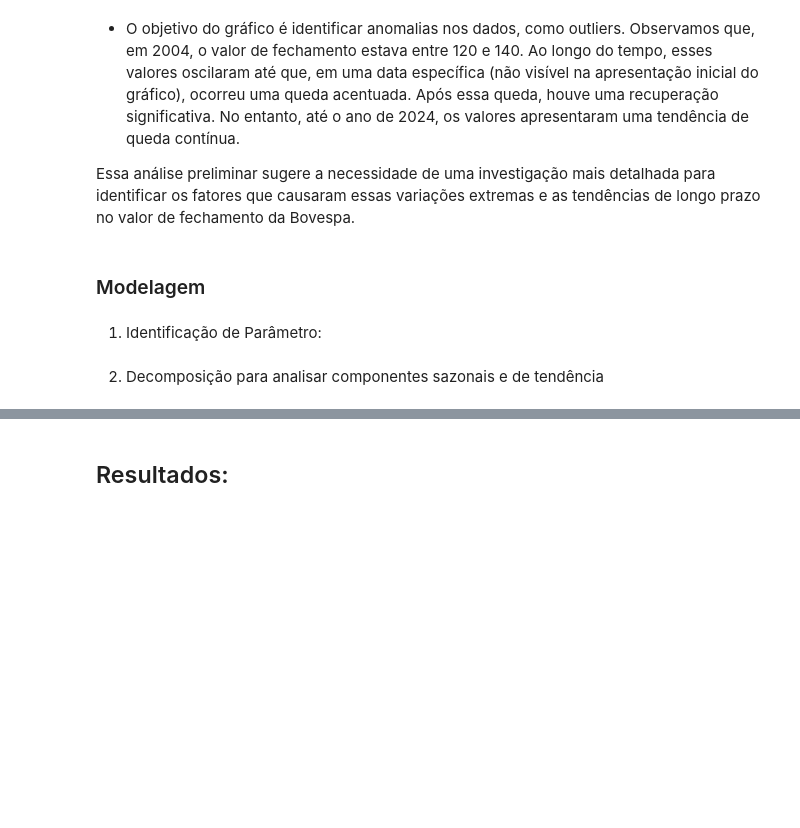
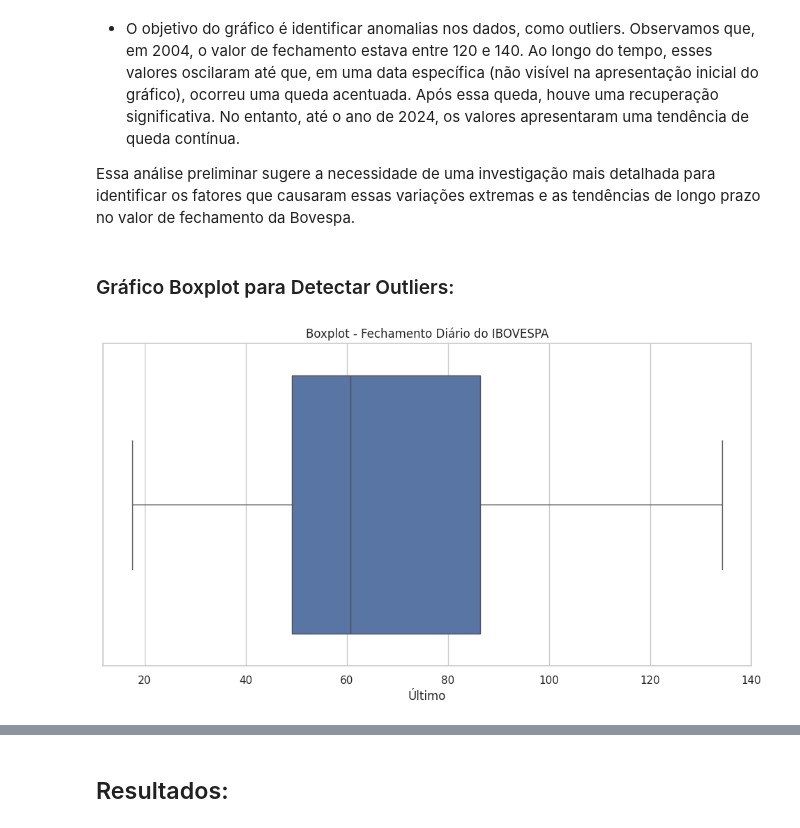
Before and after one commit to Tamireees/Tech_Challenge_Fase02, a Jupyter notebook: Tech_Challenge_Fase02.ipynb, the cells around one changed output, grey strips where cells are left out. Drawn from its saved outputs; the diff is of its cells as text; code cells hidden in the pictures; blank space fills up the shorter version.

```diff
--- a/Tech_Challenge_Fase02.ipynb
+++ b/Tech_Challenge_Fase02.ipynb
@@ -162,9 +160,5 @@ plt.show()
 * O objetivo do gráfico é identificar anomalias nos dados, como outliers. Observamos que, em 2004, o valor de fechamento estava entre 120 e 140. Ao longo do tempo, esses valores oscilaram até que, em uma data específica (não visível na apresentação inicial do gráfico), ocorreu uma queda acentuada. Após essa queda, houve uma recuperação significativa. No entanto, até o ano de 2024, os valores apresentaram uma tendência de queda contínua.
 
 Essa análise preliminar sugere a necessidade de uma investigação mais detalhada para identificar os fatores que causaram essas variações extremas e as tendências de longo prazo no valor de fechamento da Bovespa.
-# %% [markdown]
-### Modelagem
-# %% [markdown]
-1. Identificação de Parâmetro:
-# %% [markdown]
-2. Decomposição para analisar componentes sazonais e de tendência
+# %% [markdown]
+### Gráfico Boxplot para Detectar Outliers:
@@ -170,0 +167,8 @@ Essa análise preliminar sugere a necessidade de uma investigação mais detalha
+# %%
+sns.set_theme(style="whitegrid")
+fig, axes = plt.subplots(figsize=(12,6))
+sns.boxplot(x=dados['Último'], data=dados)
+axes.set_title('Boxplot - Fechamento Diário do IBOVESPA')
+plt.show()
+# %% [output]
+[figure, added]
```
Also changed, not shown: parts of 54 cells of this notebook.
